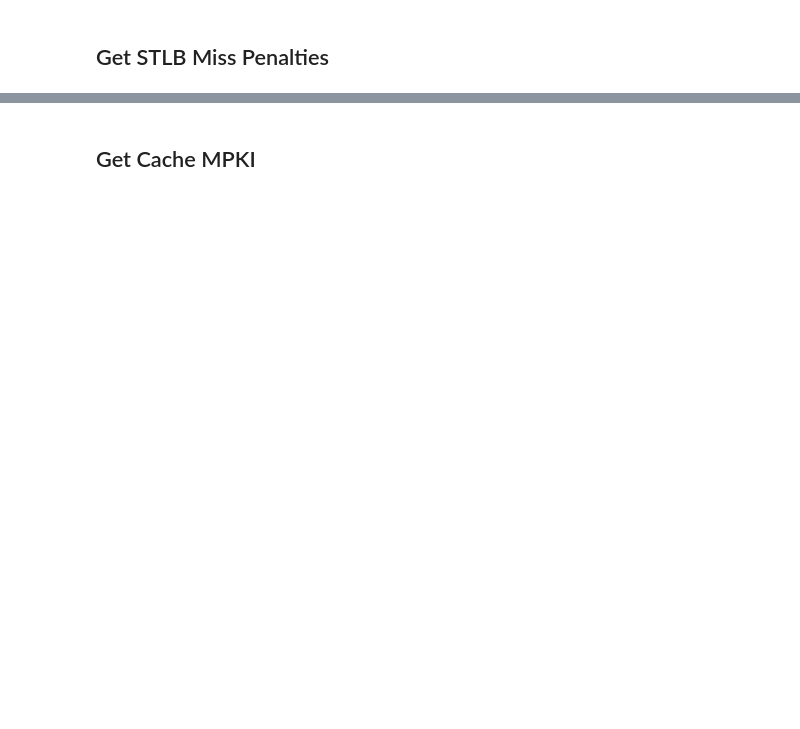
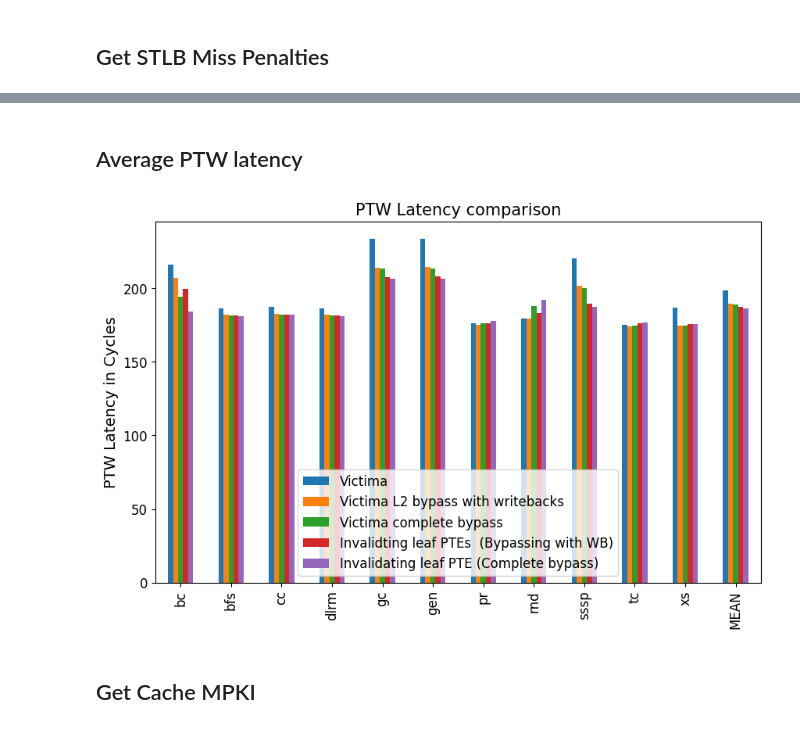
Before and after one commit to abhishekjagushte/iitb-sem2-rnd, a Jupyter notebook: analyze_data.ipynb, the cells around one changed output, grey strips where cells are left out. Cells and saved outputs as stored; diff of their text form; code cells hidden in the pictures; blank space fills up the shorter version.

```diff
--- a/analyze_data.ipynb
+++ b/analyze_data.ipynb
@@ -113,3 +159,36 @@ xs               48.89
+# %% [markdown]
+## Average PTW latency
+# %%
+def get_avg_ptw_latency(df):
+    label = 'Average PTW Latency'
+    # Initialize an empty DataFrame with 'STLB Miss Penalty' as the index
+    avg_ptw_lat = pd.DataFrame(index=[label], columns=workloads)
+
+    for wl in workloads:
+        # Compute the STLB miss penalty
+        penalty = convert_to_cycles((df[wl]['ptw_radix_0.page_level_latency_0'] + df[wl]['ptw_radix_0.page_level_latency_1']
+                                     + df[wl]['ptw_radix_0.page_level_latency_2'] + df[wl]['ptw_radix_0.page_level_latency_3']
+                                     + df[wl]['ptw_radix_0.page_level_latency_4']) / df[wl]['PTW_0.page_walks'])
+        avg_ptw_lat.at[label, wl] = round(penalty, 2)
+
+    return avg_ptw_lat.T
+# %%
+
+
+ptw_lats = []
+for df in data_dfs:
+    ptw_lats.append(get_avg_ptw_latency(df))
+
+cmp = compare(ptw_lats, headings)
+
+# print(cmp)
+
+cmp.plot(kind='bar', figsize=(10, 6))
+plt.ylabel('PTW Latency in Cycles')
+plt.title('PTW Latency comparison')
+plt.show()
+# %% [output]
+[figure, added]
 # %% [markdown]
 ## Get Cache MPKI
 # %%
```
Also changed, not shown: parts of 40 cells of this notebook, 2 other files.
